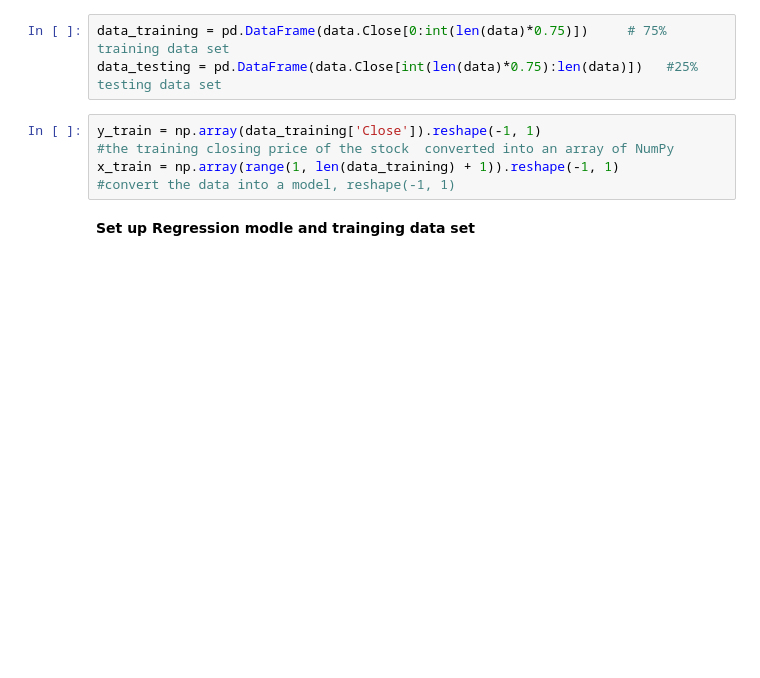
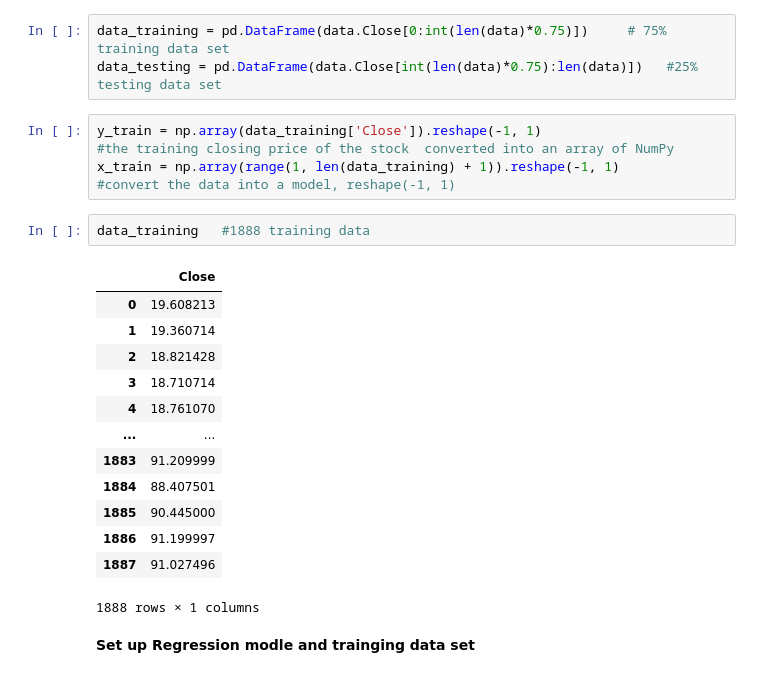
Before and after one commit to mc365691/2023_CISC7201-courseproject_mc36569, a Jupyter notebook: ipyn.ipynb, the cells around one changed output. Drawn from its saved outputs; the diff is of its cells as text; blank space fills up the shorter version.

```diff
--- a/ipyn.ipynb
+++ b/ipyn.ipynb
@@ -333,6 +353,22 @@ y_train = np.array(data_training['Close']).reshape(-1, 1)
 #the training closing price of the stock  converted into an array of NumPy
 x_train = np.array(range(1, len(data_training) + 1)).reshape(-1, 1)
 #convert the data into a model, reshape(-1, 1)
+# %%
+data_training   #1888 training data
+# %% [output]
+|  | Close |
+| 0 | 19.608213 |
+| 1 | 19.360714 |
+| 2 | 18.821428 |
+| 3 | 18.710714 |
+| 4 | 18.761070 |
+| ... | ... |
+| 1883 | 91.209999 |
+| 1884 | 88.407501 |
+| 1885 | 90.445000 |
+| 1886 | 91.199997 |
+| 1887 | 91.027496 |
+1888 rows × 1 columns
 # %% [markdown]
 **Set up Regression modle and trainging data set**
 # %%
```
Also changed, not shown: parts of 27 cells of this notebook.
